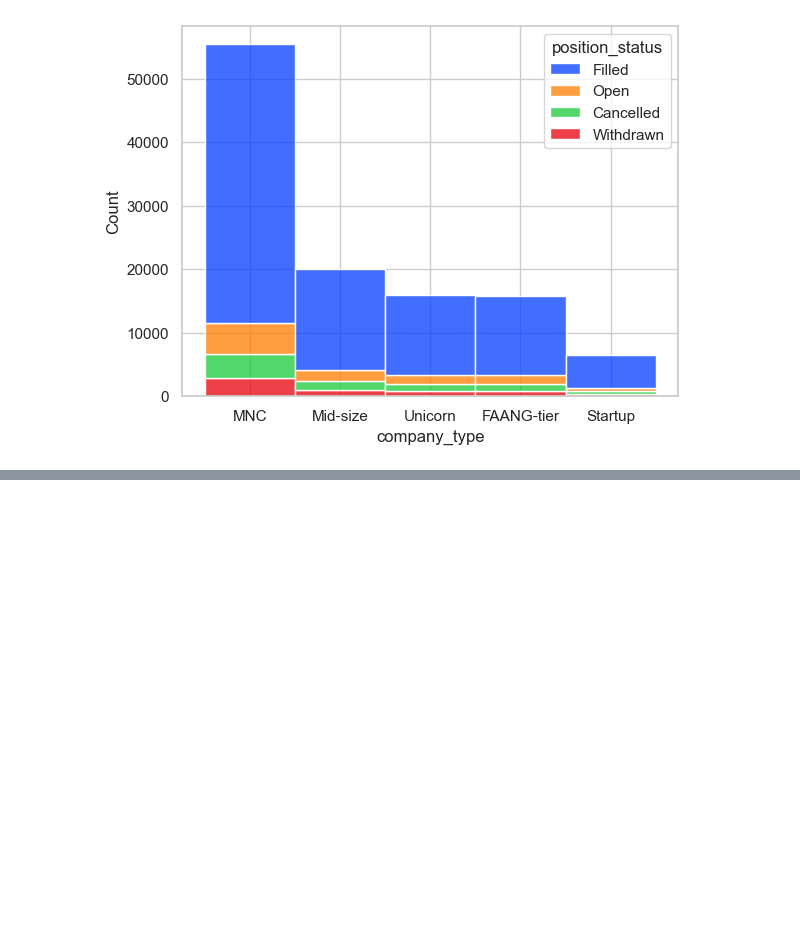
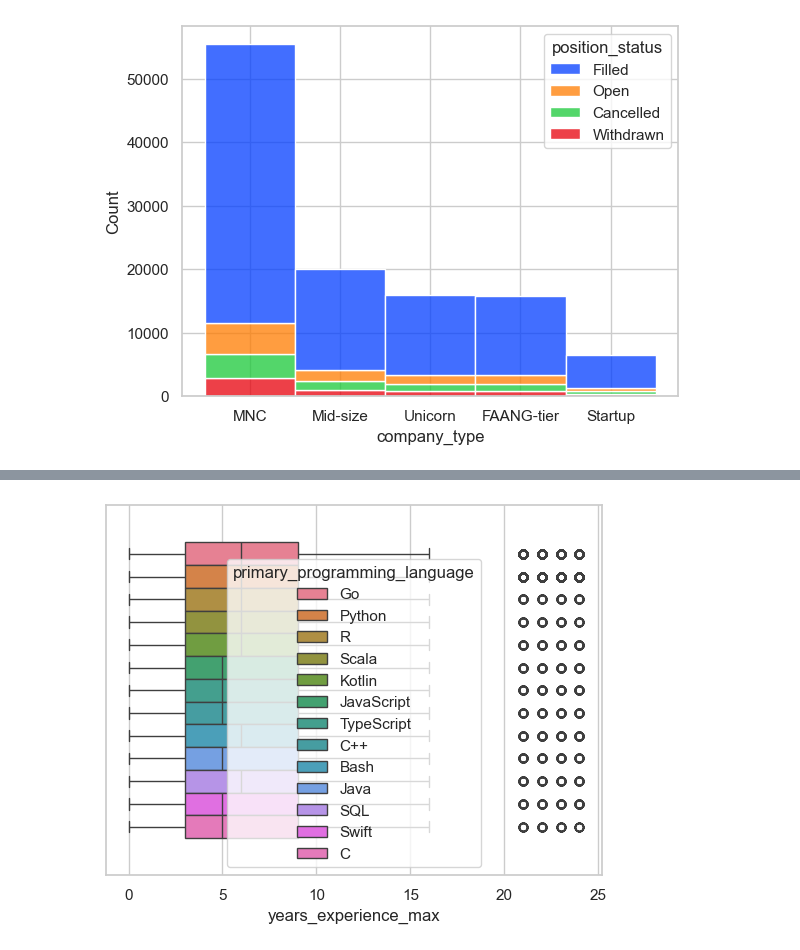
Before and after one commit to noobcoder909/task_2, a Jupyter notebook: pandas_and_seaborn.ipynb, the cells around one changed output, grey strips where cells are left out. Cells and saved outputs as stored; diff of their text form; code cells hidden in the pictures; blank space fills up the shorter version.

```diff
--- a/pandas_and_seaborn.ipynb
+++ b/pandas_and_seaborn.ipynb
@@ -789,0 +803,5 @@ plt.show()
+# %%
+sns.boxplot(data=df, x='years_experience_max',hue='primary_programming_language')
+plt.show()
+# %% [output]
+[figure, added]
```
Also changed, not shown: parts of 15 cells of this notebook.
